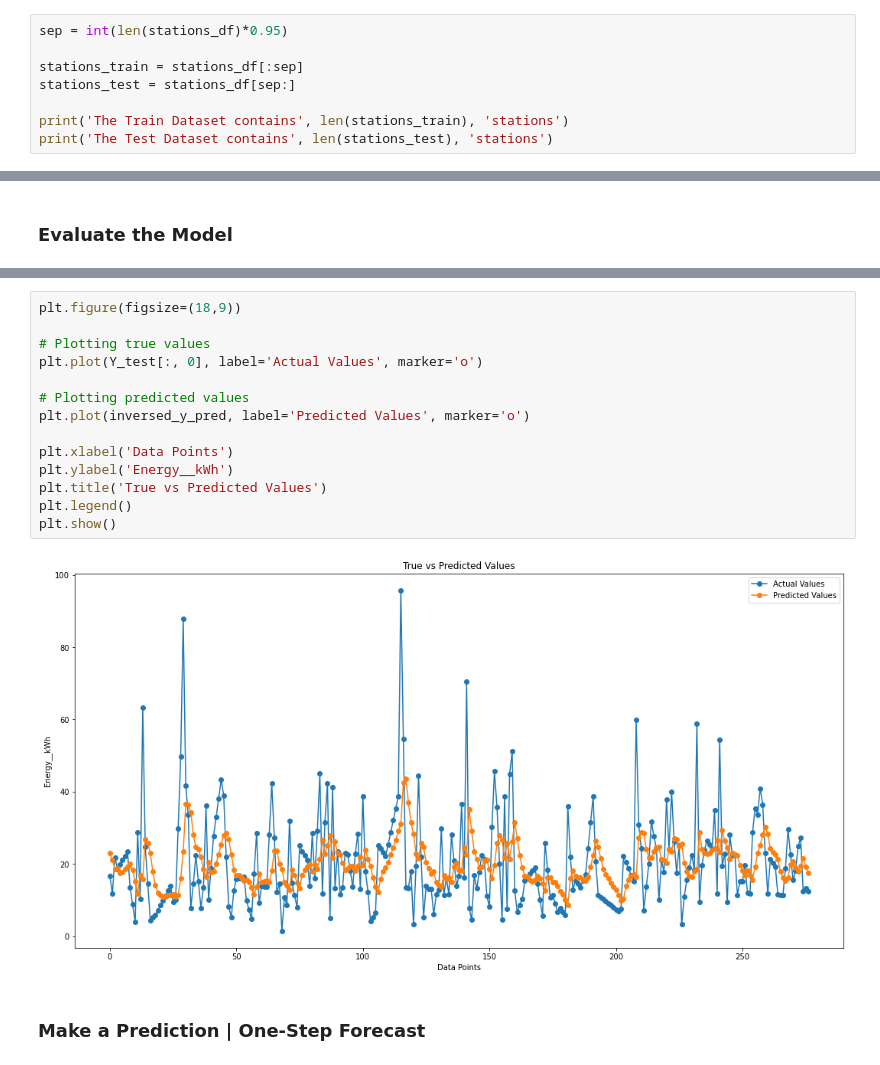
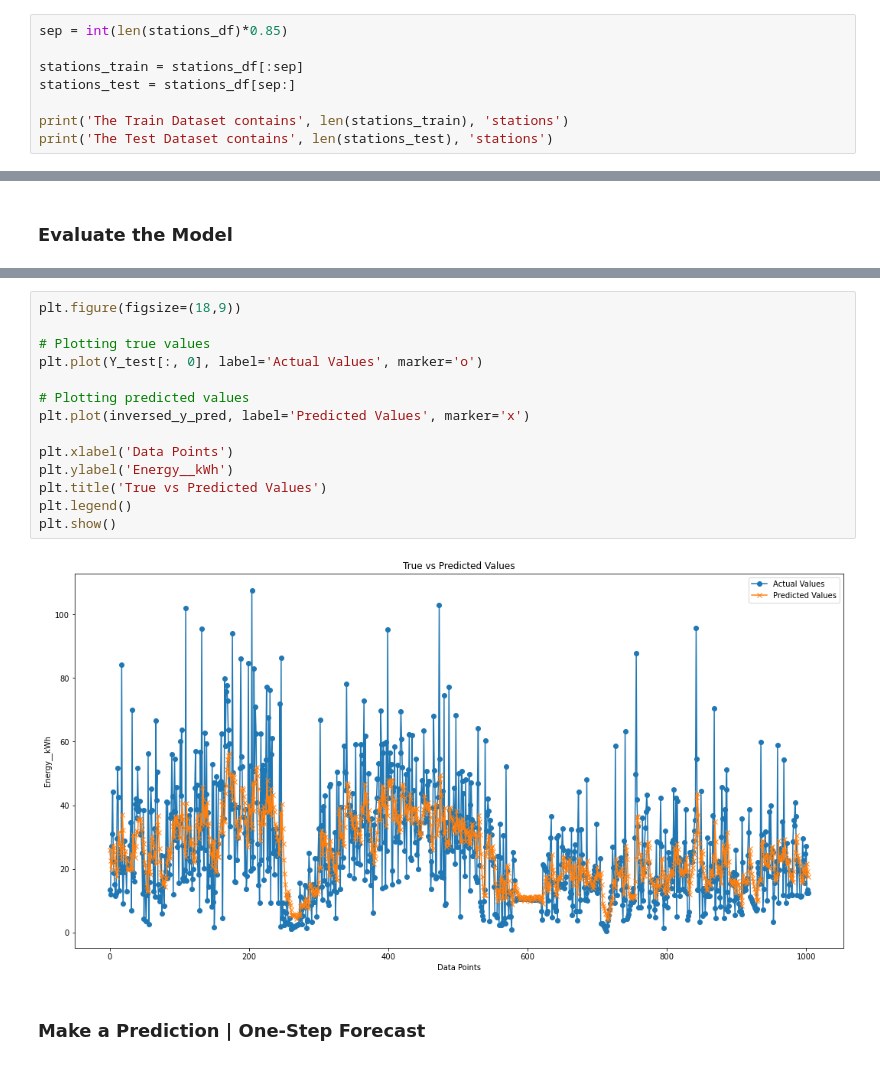
Before and after one commit to NikosKokosis/Energy_Demand_Forecast, a Jupyter notebook: Code/My_Method_perStations/BiGRU.ipynb, the cells around one changed output, grey strips where cells are left out. Saved outputs shown, nothing was run; the diff lists cells and outputs as text.

```diff
--- a/Code/My_Method_perStations/BiGRU.ipynb
+++ b/Code/My_Method_perStations/BiGRU.ipynb
@@ -35,7 +35,7 @@ Index(['Energy__kWh_', 'Year', 'Month', 'Weekday', 'Maximum T', 'Minimum T',
 # %% [markdown]
 Split Train and Test Set
 # %%
-sep = int(len(stations_df)*0.95)
+sep = int(len(stations_df)*0.85)
 
 stations_train = stations_df[:sep]
 stations_test = stations_df[sep:]
@@ -364,19 +367,19 @@ MAE: 9.45210370341768
 # %%
 plt.figure(figsize=(18,9))
 
 # Plotting true values
 plt.plot(Y_test[:, 0], label='Actual Values', marker='o')
 
 # Plotting predicted values
-plt.plot(inversed_y_pred, label='Predicted Values', marker='o')
+plt.plot(inversed_y_pred, label='Predicted Values', marker='x')
 
 plt.xlabel('Data Points')
 plt.ylabel('Energy__kWh')
 plt.title('True vs Predicted Values')
 plt.legend()
 plt.show()
 # %% [output]
-[figure, old version]
+[figure, new version]
 # %% [markdown]
 ### **Make a Prediction  |  One-Step Forecast**
 # %%
```
Also changed, not shown: parts of 16 cells of this notebook.
